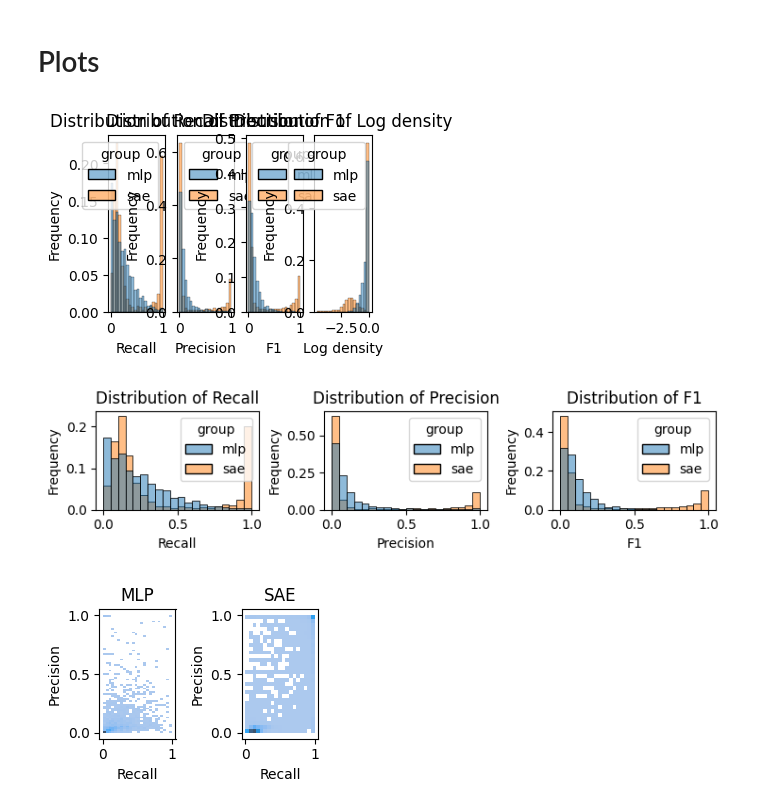
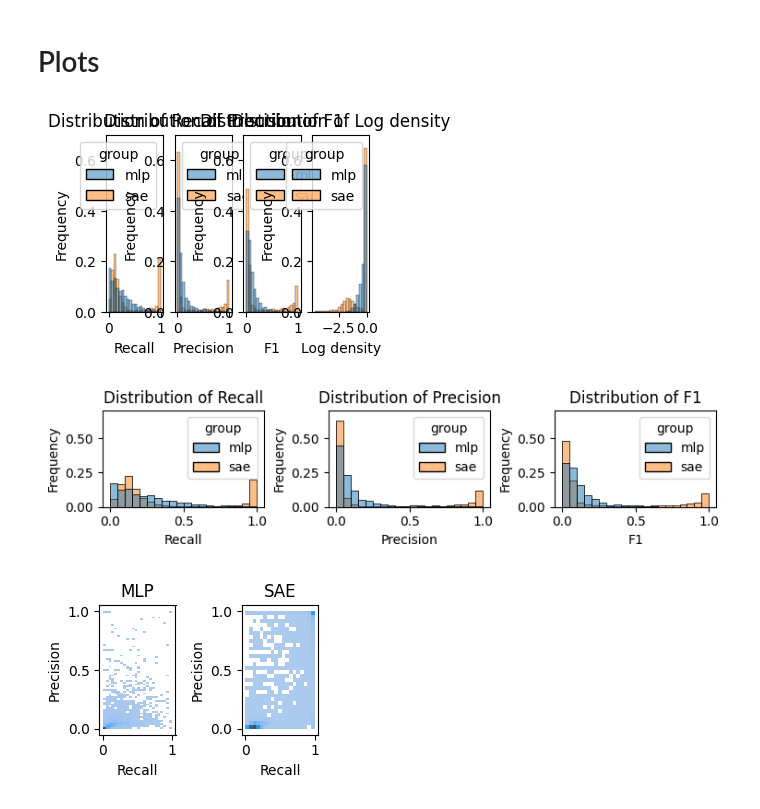
Before and after one commit to albertsgarde/thesis, a Jupyter notebook: sandbox/bootstrap.ipynb, the cells around one changed output. Cells and saved outputs as stored; diff of their text form; code cells hidden in the pictures.

Commit message:
:alembic: Align plot limits

```diff
--- a/sandbox/bootstrap.ipynb
+++ b/sandbox/bootstrap.ipynb
@@ -219,19 +217,27 @@ class Plot:
 
 
 def plot_all(
-    plots: list[Plot], figsize: tuple[float, float], save: Path | None = None, show: tuple[int, int] | None = None
+    plots: list[Plot],
+    figsize: tuple[float, float],
+    save: Path | None = None,
+    show: tuple[int, int] | None = None,
+    ylim: float | None = None,
 ) -> None:
     if show:
         figsize = (figsize[0] * show[1], figsize[1] * show[0])
         fig, axes = plt.subplots(show[0], show[1], figsize=figsize)
         for ax, plot in zip(axes.flat, plots, strict=True):
             plot.draw(ax)
+            if ylim:
+                ax.set_ylim(0, ylim)
         plt.tight_layout()
         plt.show()
     if save:
         for plot in plots:
             fig, ax = plt.subplots(figsize=figsize)
             plot.draw(ax)
+            if ylim:
+                ax.set_ylim(0, ylim)
             plt.tight_layout()
             fig.savefig(save / f"{plot.file_name}.pdf")
             plt.close(fig)
@@ -253,7 +259,12 @@ plot_info = [
 plots = [
     Plot(
         lambda ax, column=column: sns.histplot(
-            data=used_df, x=column, hue="group", bins=20, weights=1 / used_df["group"].map(group_counts), ax=ax
+            data=used_df,
+            x=column,
+            hue="group",
+            bins=20,
+            weights=1 / used_df["group"].map(group_counts),
+            ax=ax,
         ),
         title=f"Distribution of {title}",
         xlabel=title,
@@ -263,37 +274,37 @@ plots = [
     for column, title in plot_info
 ]
 
-plot_all(plots, figsize=(0.85, 2.3), save=figure_path, show=(1, 4))
+plot_all(plots, figsize=(0.85, 2.3), save=figure_path, show=(1, 4), ylim=0.7)
 
 
 used_df = notnull_df
 group_counts = {
     "mlp": used_df[used_df["group"] == "mlp"].shape[0],
     "sae": used_df[used_df["group"] == "sae"].shape[0],
 }
 
 plot_info = [
     ("firing_recall", "Recall"),
     ("firing_precision", "Precision"),
     ("firing_f1", "F1"),
 ]
 plots = [
     Plot(
         lambda ax, column=column: sns.histplot(
             data=used_df, x=column, hue="group", bins=20, weights=1 / used_df["group"].map(group_counts), ax=ax
         ),
         title=f"Distribution of {title}",
         xlabel=title,
         ylabel="Frequency",
         file_name=f"distribution_{title.lower().replace(' ', '_')}",
     )
     for column, title in plot_info
 ]
 
-plot_all(plots, figsize=(2.5, 2), show=(1, 3))
+plot_all(plots, figsize=(2.5, 2), show=(1, 3), ylim=0.7)
 # %% [output]
-[figure, old version]
+[figure, new version]
-[figure, old version]
+[figure, new version]
 # %%
 plots = [
     Plot(
```
Also changed, not shown: parts of 3 cells of this notebook.
